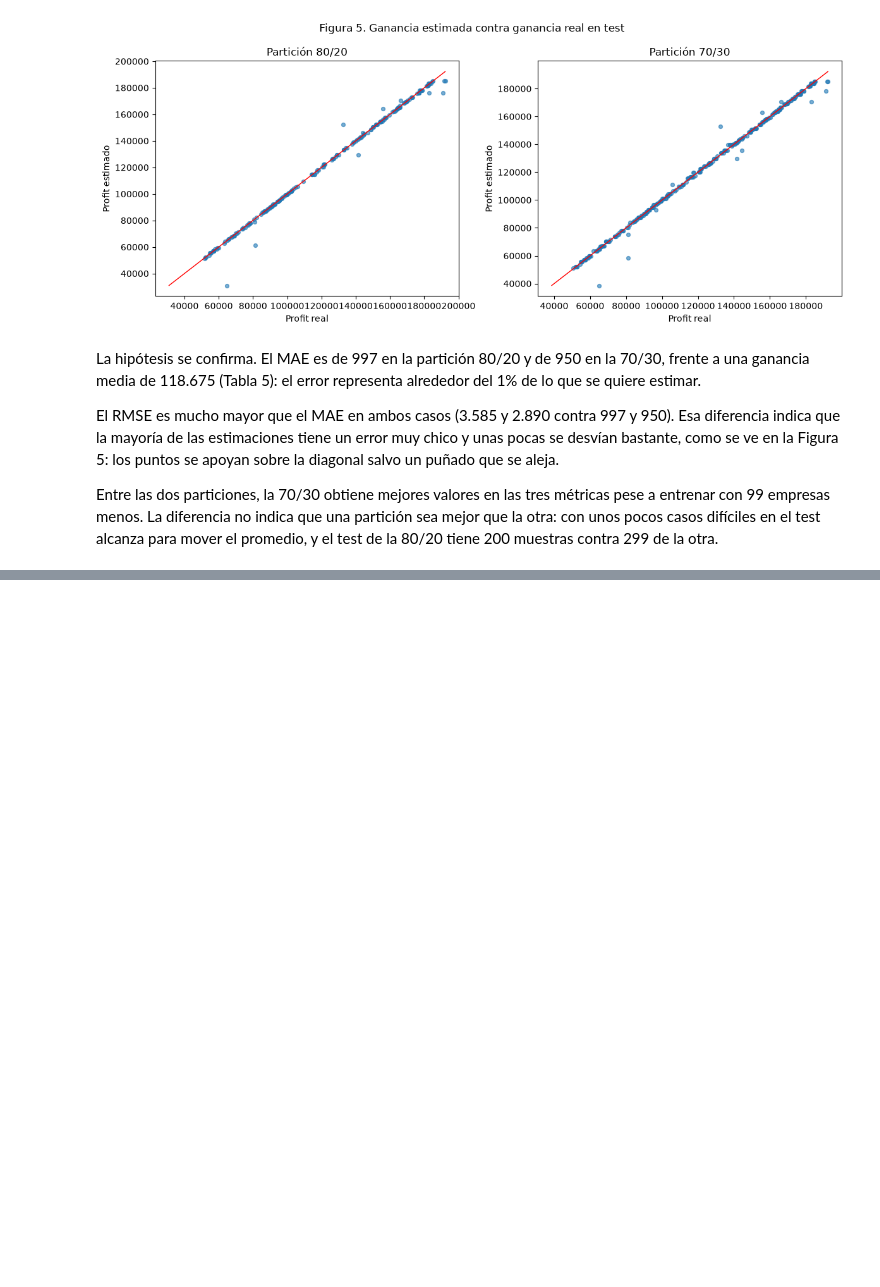
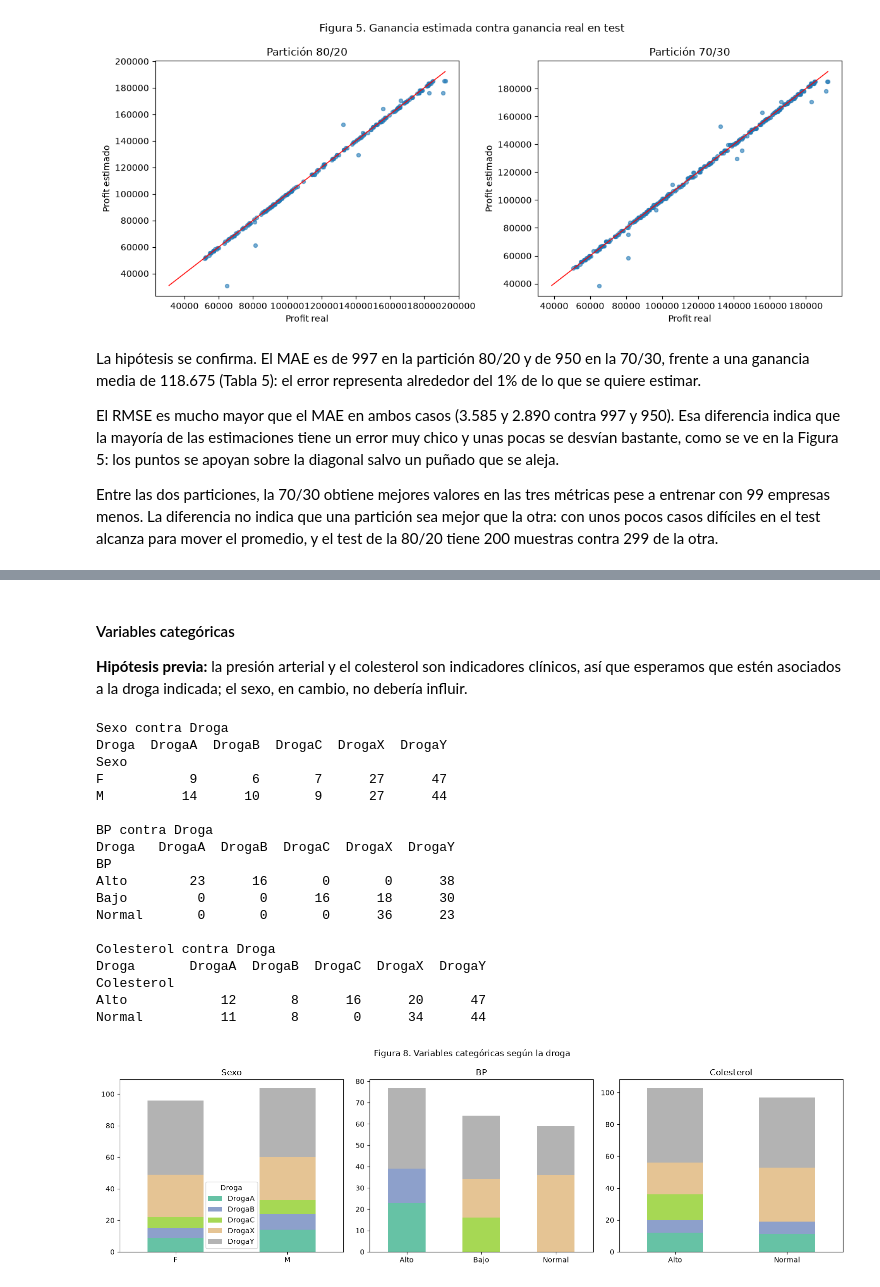
Before and after one commit to frankoespa/tuia-mineria-de-datos, a Jupyter notebook: tp2/tp2_mineria_renna_esparza.ipynb, the cells around one changed output, grey strips where cells are left out. Cells and saved outputs as stored; diff of their text form; code cells hidden in the pictures; blank space fills up the shorter version.

```diff
--- a/tp2/tp2_mineria_renna_esparza.ipynb
+++ b/tp2/tp2_mineria_renna_esparza.ipynb
@@ -452,0 +587,42 @@ Entre las dos particiones, la 70/30 obtiene mejores valores en las tres métrica
+# %% [markdown]
+#### Variables categóricas
+
+**Hipótesis previa:** la presión arterial y el colesterol son indicadores clínicos, así que esperamos que estén asociados a la droga indicada; el sexo, en cambio, no debería influir.
+# %%
+for columna in ["Sexo", "BP", "Colesterol"]:
+    print(f"{columna} contra Droga")
+    print(pd.crosstab(pacientes[columna], pacientes["Droga"]))
+    print()
+
+fig, axes = plt.subplots(nrows=1, ncols=3, figsize=(15, 4.5))
+
+for ax, columna in zip(axes, ["Sexo", "BP", "Colesterol"]):
+    pd.crosstab(pacientes[columna], pacientes["Droga"]).plot(
+        kind="bar", stacked=True, ax=ax, colormap="Set2", legend=(columna == "Sexo"))
+    ax.set_title(columna)
+    ax.set_xlabel("")
+    ax.tick_params(axis="x", rotation=0)
+
+plt.suptitle("Figura 8. Variables categóricas según la droga")
+plt.tight_layout()
+plt.show()
+# %% [output]
+Sexo contra Droga
+Droga  DrogaA  DrogaB  DrogaC  DrogaX  DrogaY
+Sexo
+F           9       6       7      27      47
+M          14      10       9      27      44
+
+BP contra Droga
+Droga   DrogaA  DrogaB  DrogaC  DrogaX  DrogaY
+BP
+Alto        23      16       0       0      38
+Bajo         0       0      16      18      30
+Normal       0       0       0      36      23
+
+Colesterol contra Droga
+Droga       DrogaA  DrogaB  DrogaC  DrogaX  DrogaY
+Colesterol
+Alto            12       8      16      20      47
+Normal          11       8       0      34      44
+[figure, added]
```
Also changed, not shown: parts of 19 cells of this notebook, 1 other file.
